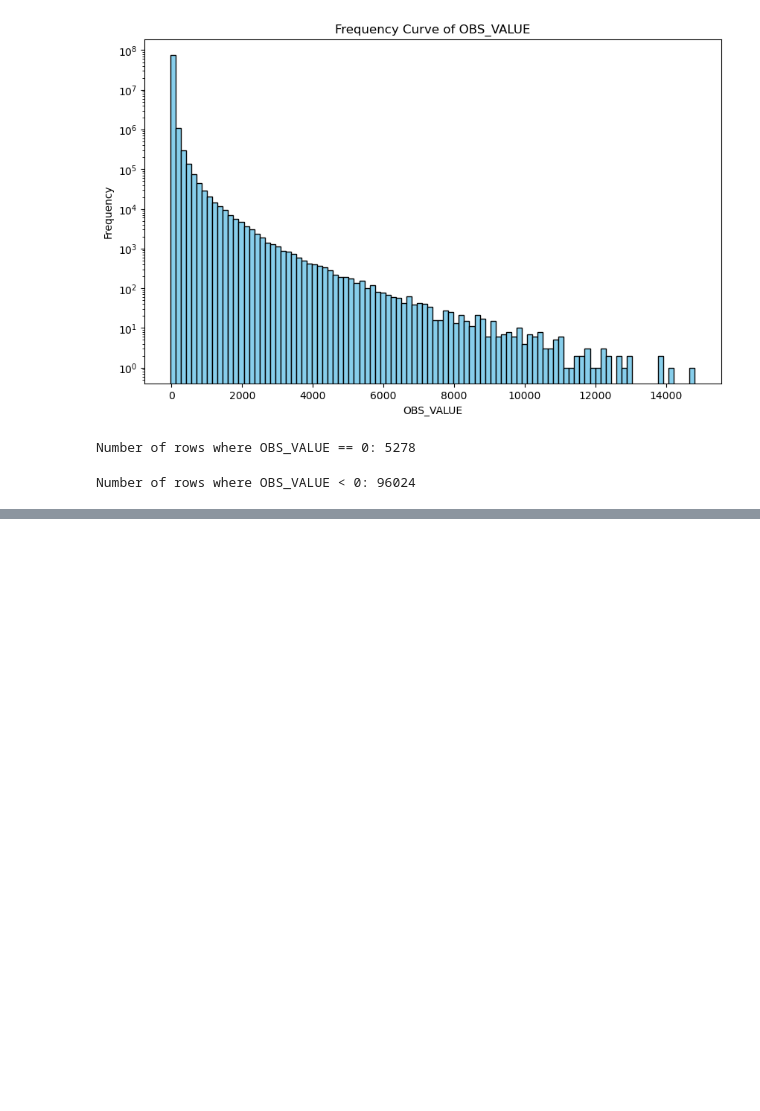
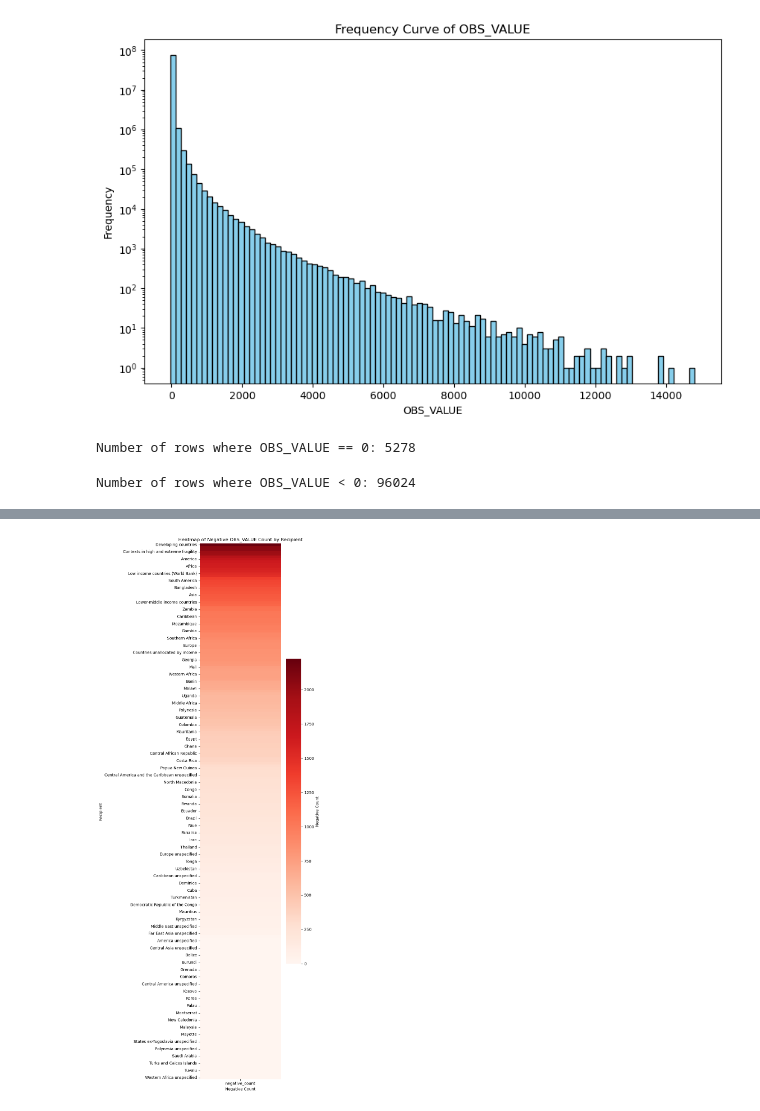
Before and after one commit to Ayomide-Fagbolade/Internship, a Jupyter notebook: dask_approach.ipynb, the cells around one changed output, grey strips where cells are left out. Saved outputs shown, nothing was run; the diff lists cells and outputs as text; code cells hidden in the pictures; blank space fills up the shorter version.

```diff
--- a/dask_approach.ipynb
+++ b/dask_approach.ipynb
@@ -384,0 +459,12 @@ Number of rows where OBS_VALUE < 0: 96024
+# %%
+# Group by 'Recipient' and count positive and negative OBS_VALUEs
+positive_counts = ddf_cleaned[ddf_cleaned['OBS_VALUE'] > 0].groupby('Recipient').size().compute()
+negative_counts = ddf_cleaned[ddf_cleaned['OBS_VALUE'] < 0].groupby('Recipient').size().compute()
+
+# Combine into a DataFrame for easy comparison
+freq_by_recipient = pd.DataFrame({
+    'positive_count': positive_counts,
+    'negative_count': negative_counts
+}).fillna(0).astype(int)
+
+print(freq_by_recipient)
@@ -384,0 +507,17 @@ Number of rows where OBS_VALUE < 0: 96024
+# %%
+import seaborn as sns
+
+import matplotlib.pyplot as plt
+
+# Prepare data for heatmap: sort by negative_count
+neg_counts_sorted = freq_by_recipient[['negative_count']].sort_values(by='negative_count', ascending=False)
+
+plt.figure(figsize=(8, 20))
+sns.heatmap(neg_counts_sorted, annot=False, cmap='Reds', cbar_kws={'label': 'Negative Count'})
+plt.title('Heatmap of Negative OBS_VALUE Count by Recipient')
+plt.xlabel('Negative Count')
+plt.ylabel('Recipient')
+plt.tight_layout()
+plt.show()
+# %% [output]
+[figure, added]
```
Also changed, not shown: parts of 12 cells of this notebook.
